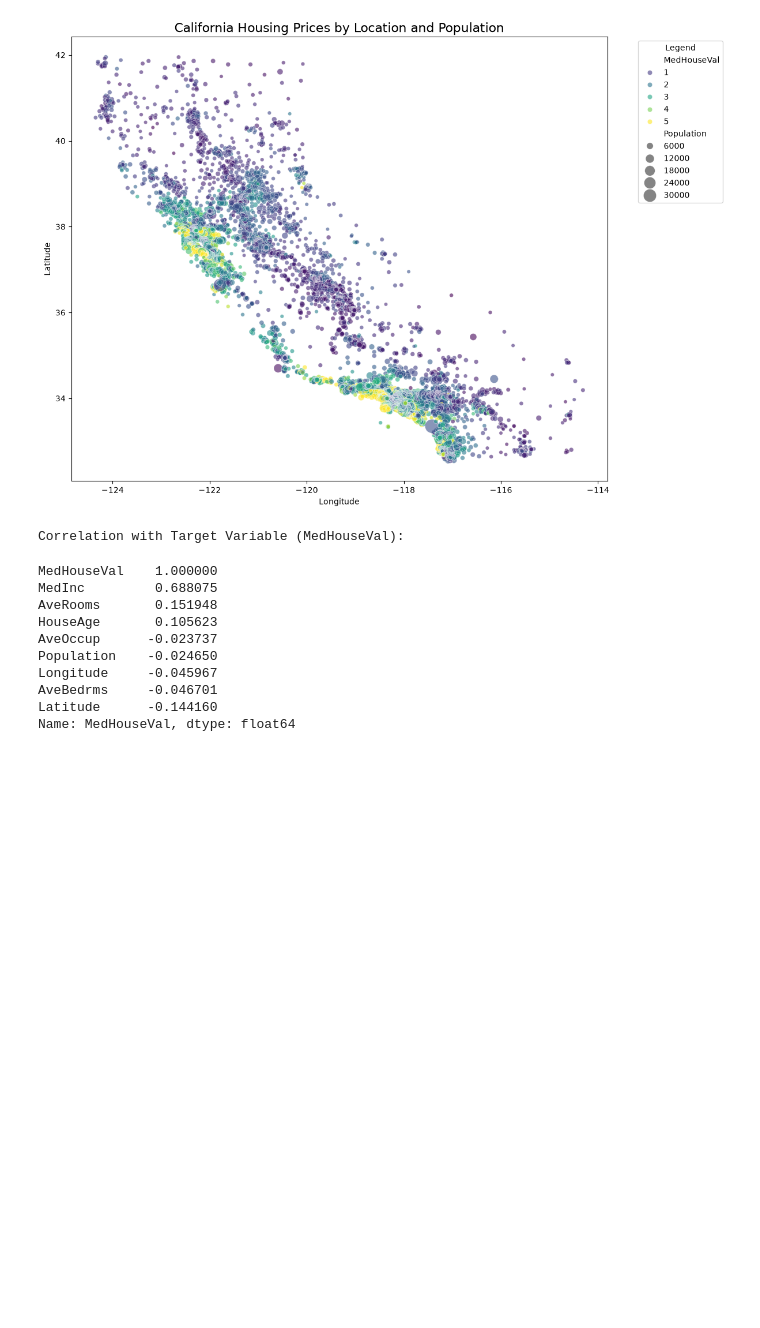
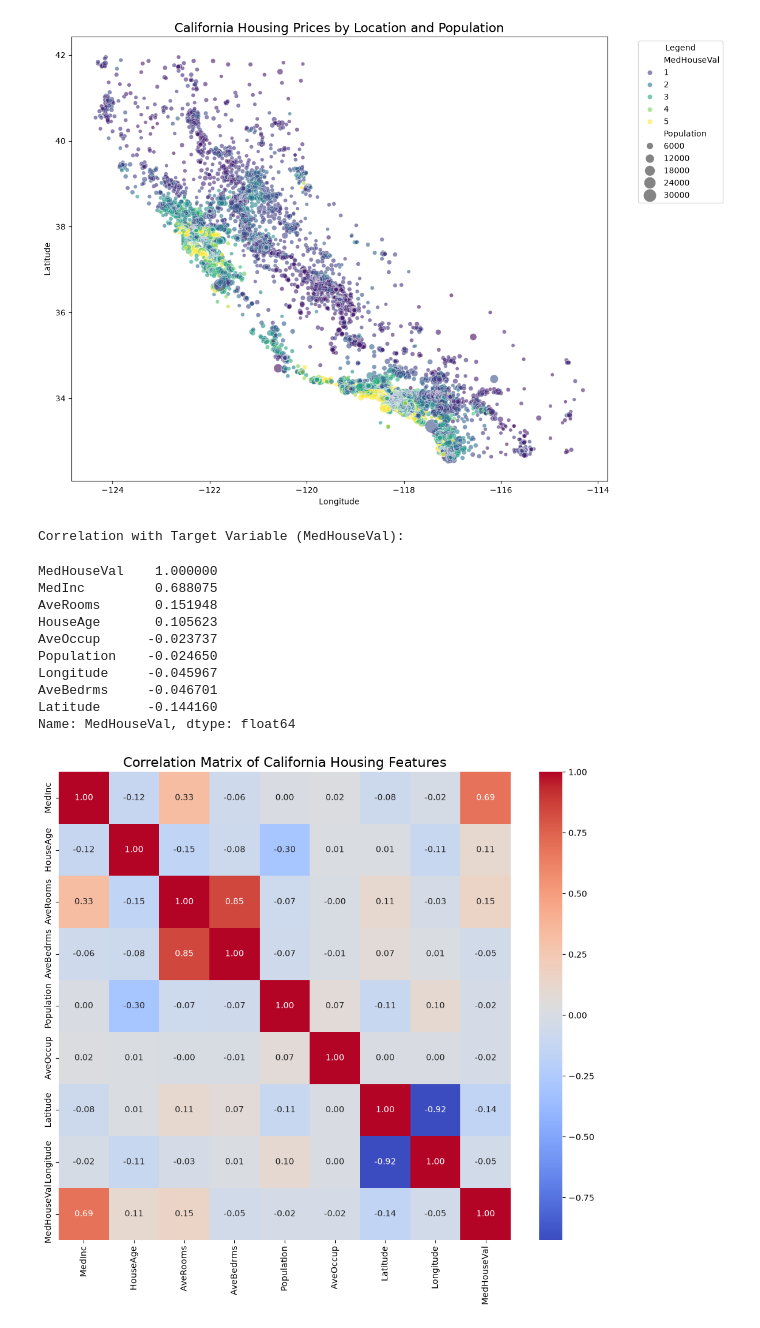
Before and after one commit to Rupesh-AI404/real-estate-price-prediction, a Jupyter notebook: real-estate-analysis.ipynb, the cells around one changed output. Saved outputs shown, nothing was run; the diff lists cells and outputs as text; code cells hidden in the pictures; blank space fills up the shorter version.

Commit message:
calculate and analyze the correlation matrix and watching it in heatmap

```diff
--- a/real-estate-analysis.ipynb
+++ b/real-estate-analysis.ipynb
@@ -330,3 +330,25 @@ Longitude     -0.045967
 AveBedrms     -0.046701
 Latitude      -0.144160
 Name: MedHouseVal, dtype: float64
+# %%
+# Set the size of the figure for better readability
+plt.figure(figsize=(12, 10))
+
+# Create the heatmap using seaborn.
+# - corr_matrix: The correlation matrix we calculated in the previous step.
+# - annot=True: This is the key parameter. It displays the correlation coefficient
+#               on each cell of the heatmap, making it highly informative.
+# - cmap='coolwarm': This specifies the color map. 'coolwarm' is a "diverging" palette,
+#                    which is perfect for correlation matrices. It uses a cool color (blue)
+#                    for negative correlations, a warm color (red) for positive correlations,
+#                    and a neutral color (light gray/white) for correlations near zero.
+# - fmt='.2f': This formats the annotations to two decimal places for a cleaner look.
+sns.heatmap(corr_matrix, annot=True, cmap='coolwarm', fmt='.2f')
+
+# Add a title to the plot for context
+plt.title('Correlation Matrix of California Housing Features', fontsize=16)
+
+# Display the plot
+plt.show()
+# %% [output]
+[figure, added]
```
